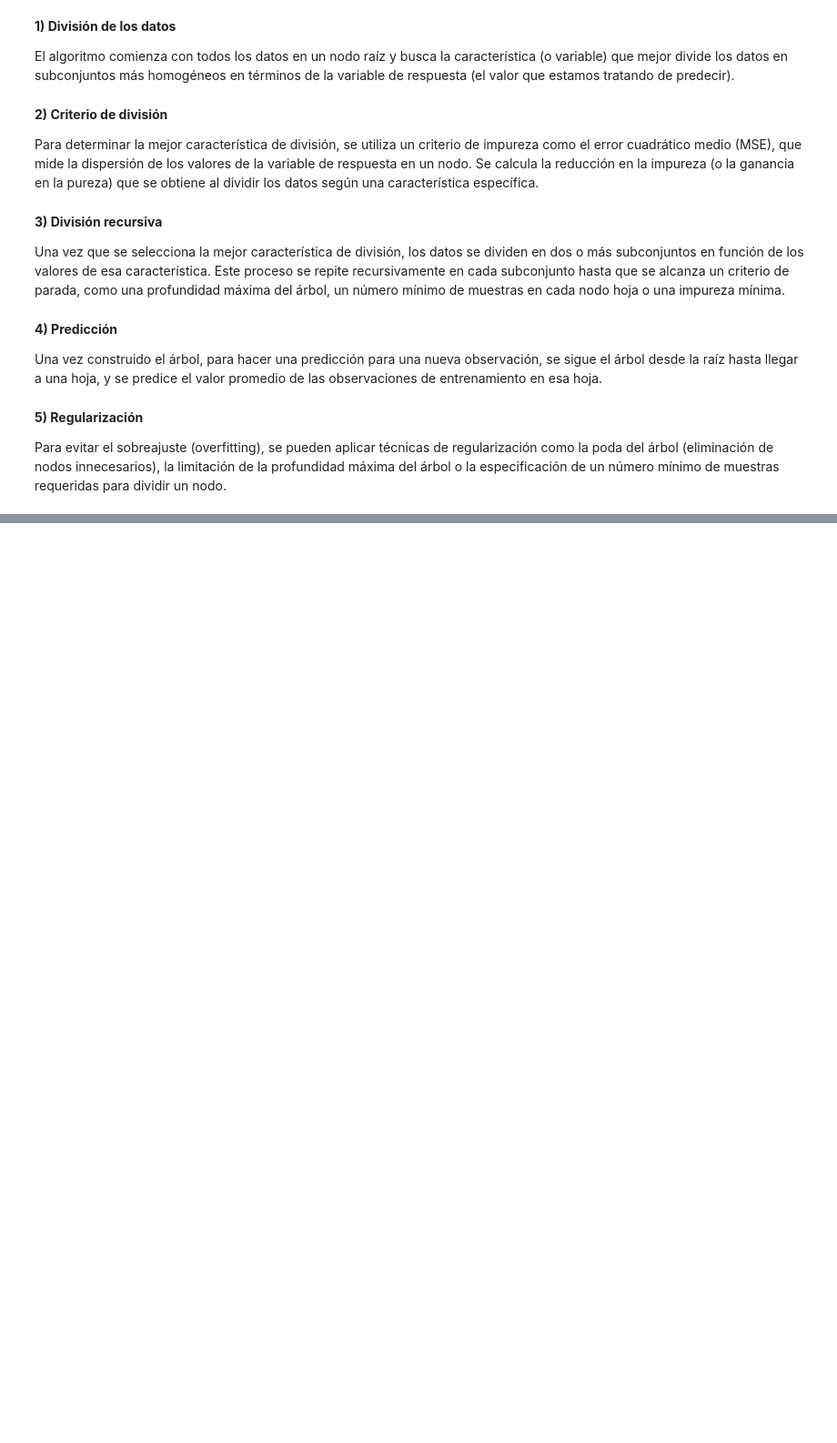
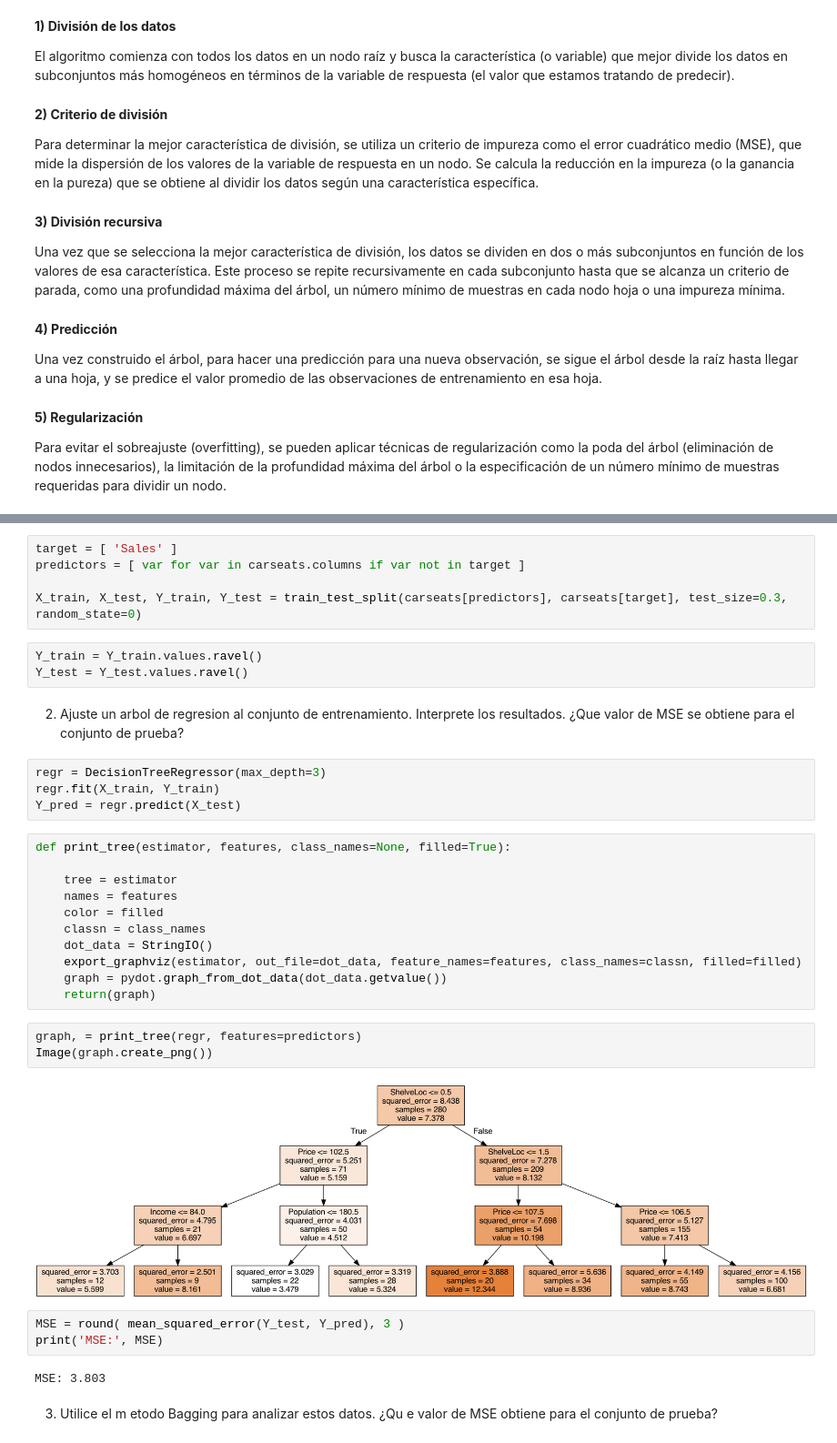
Before and after one commit to serghiarista/machinelearning, a Jupyter notebook: Lista de ejercicios 3.ipynb, the cells around one changed output, grey strips where cells are left out. Shown at 91% size. Drawn from its saved outputs; the diff is of its cells as text; blank space fills up the shorter version.

```diff
--- a/Lista de ejercicios 3.ipynb
+++ b/Lista de ejercicios 3.ipynb
@@ -33,0 +67,37 @@ Para evitar el sobreajuste (overfitting), se pueden aplicar técnicas de regular
+# %%
+target = [ 'Sales' ]
+predictors = [ var for var in carseats.columns if var not in target ]
+
+X_train, X_test, Y_train, Y_test = train_test_split(carseats[predictors], carseats[target], test_size=0.3, random_state=0)
+# %%
+Y_train = Y_train.values.ravel()
+Y_test = Y_test.values.ravel()
+# %% [markdown]
+2. Ajuste un  arbol de regresion al conjunto de entrenamiento. Interprete los resultados. ¿Que valor de MSE se obtiene para el conjunto de prueba?
+# %%
+regr = DecisionTreeRegressor(max_depth=3)
+regr.fit(X_train, Y_train)
+Y_pred = regr.predict(X_test)
+# %%
+def print_tree(estimator, features, class_names=None, filled=True):
+
+    tree = estimator
+    names = features
+    color = filled
+    classn = class_names
+    dot_data = StringIO()
+    export_graphviz(estimator, out_file=dot_data, feature_names=features, class_names=classn, filled=filled)
+    graph = pydot.graph_from_dot_data(dot_data.getvalue())
+    return(graph)
+# %%
+graph, = print_tree(regr, features=predictors)
+Image(graph.create_png())
+# %% [output]
+[figure, added]
+# %%
+MSE = round( mean_squared_error(Y_test, Y_pred), 3 )
+print('MSE:', MSE)
+# %% [output]
+MSE: 3.803
+# %% [markdown]
+3. Utilice el m etodo Bagging para analizar estos datos. ¿Qu e valor de MSE obtiene para el conjunto de prueba?
```
Also changed, not shown: parts of 29 cells of this notebook.
